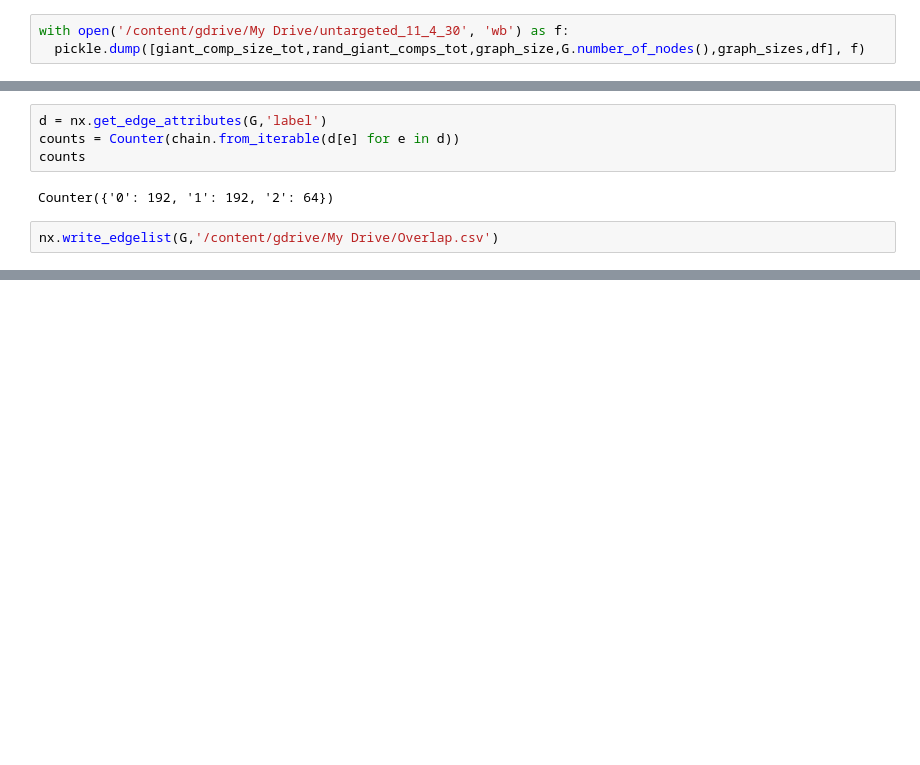
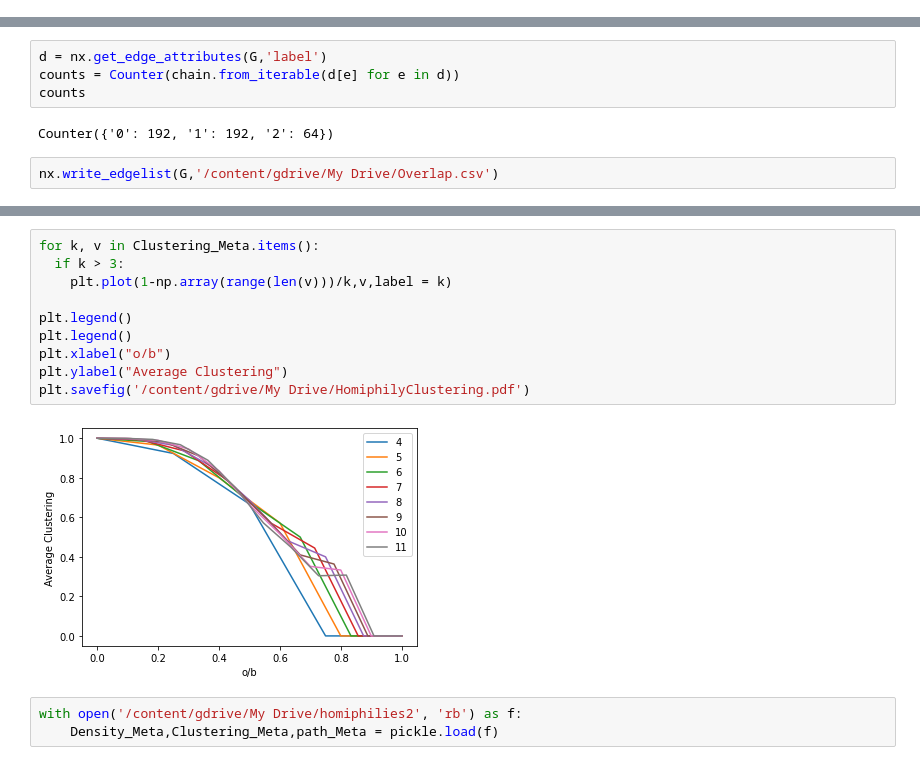
Before and after one commit to bdanubius/RGNets, a Jupyter notebook: NetworkStatistics.ipynb, the cells around one changed output, grey strips where cells are left out. Drawn from its saved outputs; the diff is of its cells as text; blank space fills up the shorter version.

```diff
--- a/NetworkStatistics.ipynb
+++ b/NetworkStatistics.ipynb
@@ -1006,6 +968,3 @@ sns.lineplot(x='time', y='val',hue = 'state',data =df)
-# %%
-with open('/content/gdrive/My Drive/untargeted_11_4_30', 'wb') as f:
-  pickle.dump([giant_comp_size_tot,rand_giant_comps_tot,graph_size,G.number_of_nodes(),graph_sizes,df], f)
 # %% [markdown]
 ## Targeted Attack
 # %%
@@ -1284,0 +1244,15 @@ nx.write_edgelist(G,'/content/gdrive/My Drive/Overlap.csv')
+# %%
+for k, v in Clustering_Meta.items():
+  if k > 3:
+    plt.plot(1-np.array(range(len(v)))/k,v,label = k)
+
+plt.legend()
+plt.legend()
+plt.xlabel("o/b")
+plt.ylabel("Average Clustering")
+plt.savefig('/content/gdrive/My Drive/HomiphilyClustering.pdf')
+# %% [output]
+[figure, added]
+# %%
+with open('/content/gdrive/My Drive/homiphilies2', 'rb') as f:
+    Density_Meta,Clustering_Meta,path_Meta = pickle.load(f)
```
Also changed, not shown: parts of 17 cells of this notebook, 1 other file.
